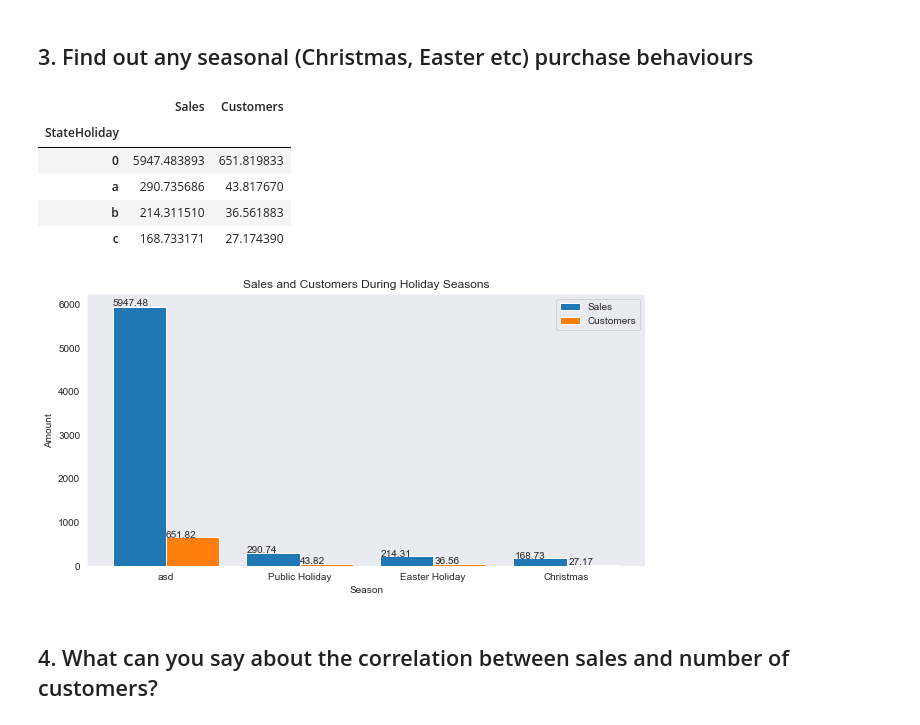
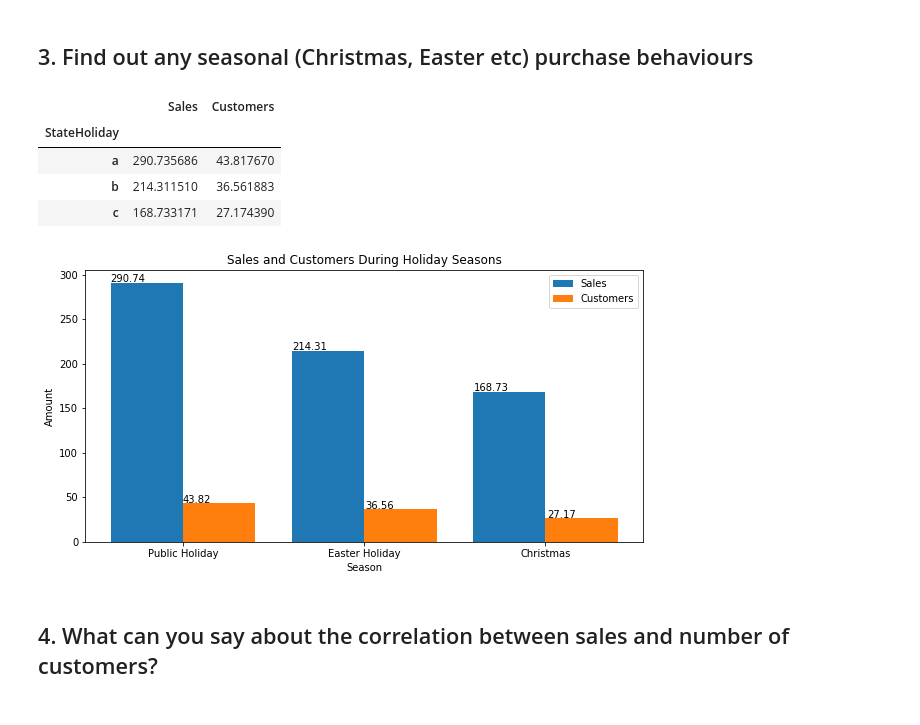
Before and after one commit to DePacifier/pharmacy_sales_prediction, a Jupyter notebook: notebooks/data_exploration.ipynb, the cells around one changed output. Drawn from its saved outputs; the diff is of its cells as text; code cells hidden in the pictures.

```diff
--- a/notebooks/data_exploration.ipynb
+++ b/notebooks/data_exploration.ipynb
@@ -291,38 +291,37 @@ plt.show()
 ## 3. Find out any seasonal (Christmas, Easter etc) purchase behaviours
 # %%
 seasonal = train_season.get_grouped_by('StateHoliday').agg({'Sales':'mean', 'Customers':'mean'})
-# seasonal = seasonal.iloc[1:,:]
+seasonal = seasonal.iloc[1:,:]
 seasonal
 # %% [output]
 |  | Sales | Customers |
 | StateHoliday |  |  |
-| 0 | 5947.483893 | 651.819833 |
 | a | 290.735686 | 43.817670 |
 | b | 214.311510 | 36.561883 |
 | c | 168.733171 | 27.174390 |
 # %%
 import numpy as np
 
-seasonal.index = ['asd','Public Holiday','Easter Holiday','Christmas']
+seasonal.index = ['Public Holiday','Easter Holiday','Christmas']
 X_axis = np.arange(len(seasonal.index))
 plt.figure(figsize=(10, 5))
 plt1 = plt.bar(X_axis - 0.2, seasonal['Sales'], 0.4, label='Sales')
 for p in plt1.patches:
     plt.annotate('{:.2f}'.format(p.get_height()), (p.get_x()
                 * 1.005, p.get_height() * 1.005))
 plt2 = plt.bar(X_axis + 0.2, seasonal['Customers'], 0.4, label='Customers')
 for p in plt2.patches:
     plt.annotate('{:.2f}'.format(p.get_height()), (p.get_x()
                                        * 1.005, p.get_height() * 1.005))
 
 plt.xticks(X_axis, seasonal.index)
 plt.xlabel("Season")
 plt.ylabel("Amount")
 plt.title("Sales and Customers During Holiday Seasons")
 plt.legend()
 plt.show()
 # %% [output]
-[figure, old version]
+[figure, new version]
 # %% [markdown]
 ## 4. What can you say about the correlation between sales and number of customers?
 # %%
```
